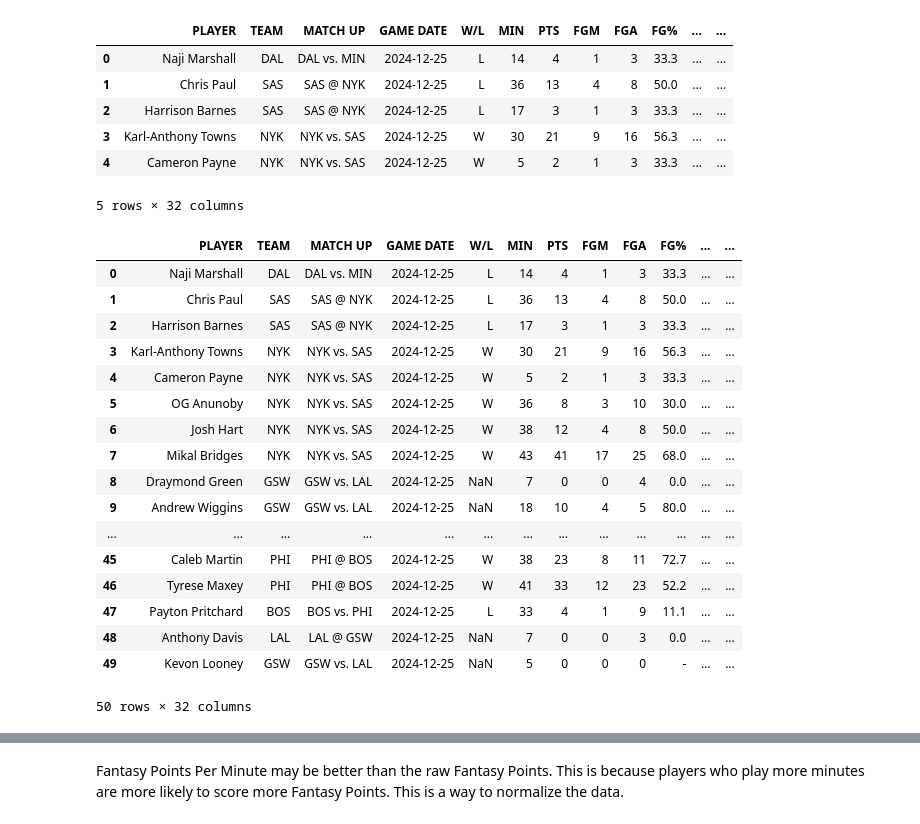
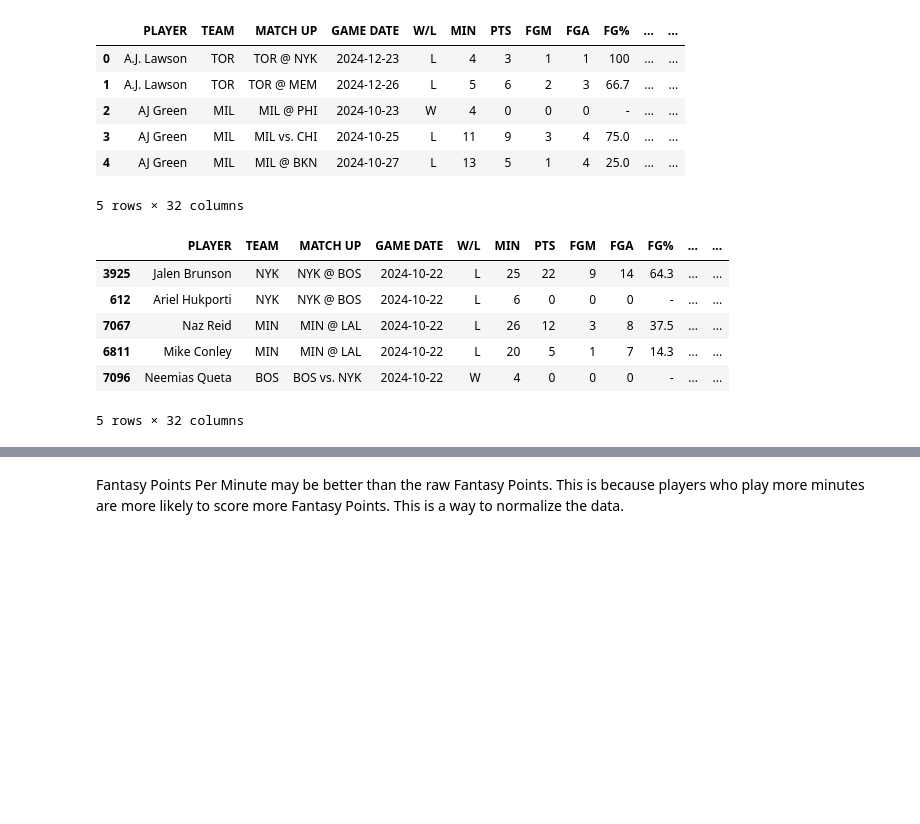
Before and after one commit to ibracken/NBA_Machine_Learning, a Jupyter notebook: scripts/nbaSupervisedLearningClusters.ipynb, the cells around one changed output, grey strips where cells are left out. Drawn from its saved outputs; the diff is of its cells as text; code cells hidden in the pictures; blank space fills up the shorter version.

```diff
--- a/scripts/nbaSupervisedLearningClusters.ipynb
+++ b/scripts/nbaSupervisedLearningClusters.ipynb
@@ -19,6 +19,6 @@ dataset.head()
 5 rows × 30 columns
 # %%
-dataset['AveDiff'] = dataset['FP'] - dataset['Season_FP_Avg']
+dataset['AveDiff'] = abs(dataset['FP'] - dataset['Season_FP_Avg'])
 # %%
 dataset.head()
 # %% [output]
@@ -70,32 +51,22 @@ dataset['CLUSTER'] = dataset['PLAYER'].map(clusterDict)
 dataset.head()
 # %% [output]
 |  | PLAYER | TEAM | MATCH UP | GAME DATE | W/L | MIN | PTS | FGM | FGA | FG% | ... | ... |
-| 0 | Naji Marshall | DAL | DAL vs. MIN | 2024-12-25 | L | 14 | 4 | 1 | 3 | 33.3 | ... | ... |
-| 1 | Chris Paul | SAS | SAS @ NYK | 2024-12-25 | L | 36 | 13 | 4 | 8 | 50.0 | ... | ... |
-| 2 | Harrison Barnes | SAS | SAS @ NYK | 2024-12-25 | L | 17 | 3 | 1 | 3 | 33.3 | ... | ... |
-| 3 | Karl-Anthony Towns | NYK | NYK vs. SAS | 2024-12-25 | W | 30 | 21 | 9 | 16 | 56.3 | ... | ... |
-| 4 | Cameron Payne | NYK | NYK vs. SAS | 2024-12-25 | W | 5 | 2 | 1 | 3 | 33.3 | ... | ... |
+| 0 | A.J. Lawson | TOR | TOR @ NYK | 2024-12-23 | L | 4 | 3 | 1 | 1 | 100 | ... | ... |
+| 1 | A.J. Lawson | TOR | TOR @ MEM | 2024-12-26 | L | 5 | 6 | 2 | 3 | 66.7 | ... | ... |
+| 2 | AJ Green | MIL | MIL @ PHI | 2024-10-23 | W | 4 | 0 | 0 | 0 | - | ... | ... |
+| 3 | AJ Green | MIL | MIL vs. CHI | 2024-10-25 | L | 11 | 9 | 3 | 4 | 75.0 | ... | ... |
+| 4 | AJ Green | MIL | MIL @ BKN | 2024-10-27 | L | 13 | 5 | 1 | 4 | 25.0 | ... | ... |
 5 rows × 32 columns
 # %%
 dataset['CLUSTER'] = dataset['CLUSTER'].replace(clusterDict)
-dataset.head(50)
+dataset.sort_values(by=['GAME DATE'], ascending = [True], inplace=True)
+dataset.head(5)
 # %% [output]
 |  | PLAYER | TEAM | MATCH UP | GAME DATE | W/L | MIN | PTS | FGM | FGA | FG% | ... | ... |
-| 0 | Naji Marshall | DAL | DAL vs. MIN | 2024-12-25 | L | 14 | 4 | 1 | 3 | 33.3 | ... | ... |
-| 1 | Chris Paul | SAS | SAS @ NYK | 2024-12-25 | L | 36 | 13 | 4 | 8 | 50.0 | ... | ... |
-| 2 | Harrison Barnes | SAS | SAS @ NYK | 2024-12-25 | L | 17 | 3 | 1 | 3 | 33.3 | ... | ... |
-| 3 | Karl-Anthony Towns | NYK | NYK vs. SAS | 2024-12-25 | W | 30 | 21 | 9 | 16 | 56.3 | ... | ... |
-| 4 | Cameron Payne | NYK | NYK vs. SAS | 2024-12-25 | W | 5 | 2 | 1 | 3 | 33.3 | ... | ... |
-| 5 | OG Anunoby | NYK | NYK vs. SAS | 2024-12-25 | W | 36 | 8 | 3 | 10 | 30.0 | ... | ... |
-| 6 | Josh Hart | NYK | NYK vs. SAS | 2024-12-25 | W | 38 | 12 | 4 | 8 | 50.0 | ... | ... |
-| 7 | Mikal Bridges | NYK | NYK vs. SAS | 2024-12-25 | W | 43 | 41 | 17 | 25 | 68.0 | ... | ... |
-| 8 | Draymond Green | GSW | GSW vs. LAL | 2024-12-25 | NaN | 7 | 0 | 0 | 4 | 0.0 | ... | ... |
-| 9 | Andrew Wiggins | GSW | GSW vs. LAL | 2024-12-25 | NaN | 18 | 10 | 4 | 5 | 80.0 | ... | ... |
-| ... | ... | ... | ... | ... | ... | ... | ... | ... | ... | ... | ... | ... |
-| 45 | Caleb Martin | PHI | PHI @ BOS | 2024-12-25 | W | 38 | 23 | 8 | 11 | 72.7 | ... | ... |
-| 46 | Tyrese Maxey | PHI | PHI @ BOS | 2024-12-25 | W | 41 | 33 | 12 | 23 | 52.2 | ... | ... |
-| 47 | Payton Pritchard | BOS | BOS vs. PHI | 2024-12-25 | L | 33 | 4 | 1 | 9 | 11.1 | ... | ... |
-| 48 | Anthony Davis | LAL | LAL @ GSW | 2024-12-25 | NaN | 7 | 0 | 0 | 3 | 0.0 | ... | ... |
-| 49 | Kevon Looney | GSW | GSW vs. LAL | 2024-12-25 | NaN | 5 | 0 | 0 | 0 | - | ... | ... |
+| 3925 | Jalen Brunson | NYK | NYK @ BOS | 2024-10-22 | L | 25 | 22 | 9 | 14 | 64.3 | ... | ... |
+| 612 | Ariel Hukporti | NYK | NYK @ BOS | 2024-10-22 | L | 6 | 0 | 0 | 0 | - | ... | ... |
+| 7067 | Naz Reid | MIN | MIN @ LAL | 2024-10-22 | L | 26 | 12 | 3 | 8 | 37.5 | ... | ... |
+| 6811 | Mike Conley | MIN | MIN @ LAL | 2024-10-22 | L | 20 | 5 | 1 | 7 | 14.3 | ... | ... |
+| 7096 | Neemias Queta | BOS | BOS vs. NYK | 2024-10-22 | W | 4 | 0 | 0 | 0 | - | ... | ... |
-50 rows × 32 columns
+5 rows × 32 columns
 # %%
```
Also changed, not shown: parts of 18 cells of this notebook, 10 other files.
